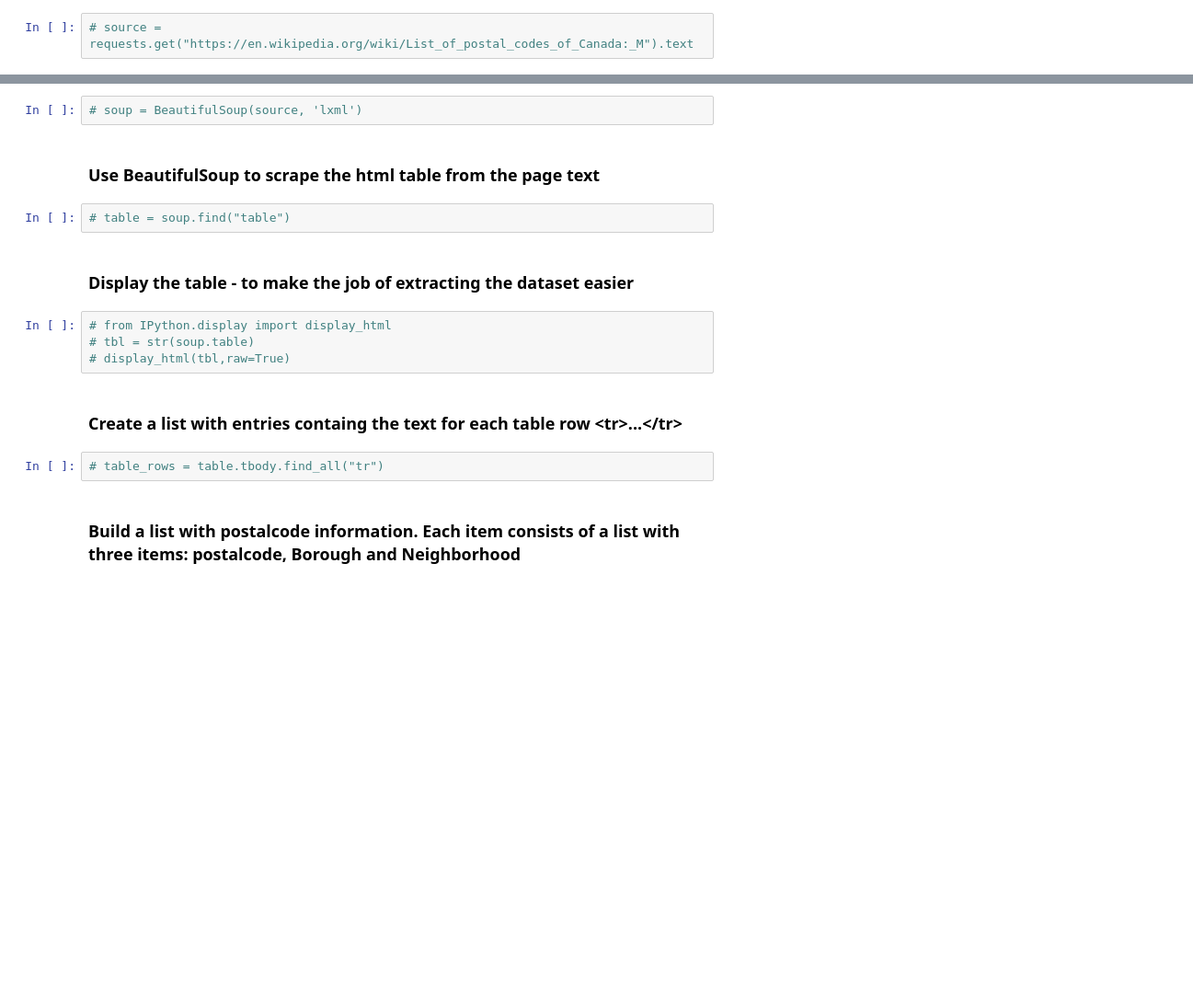
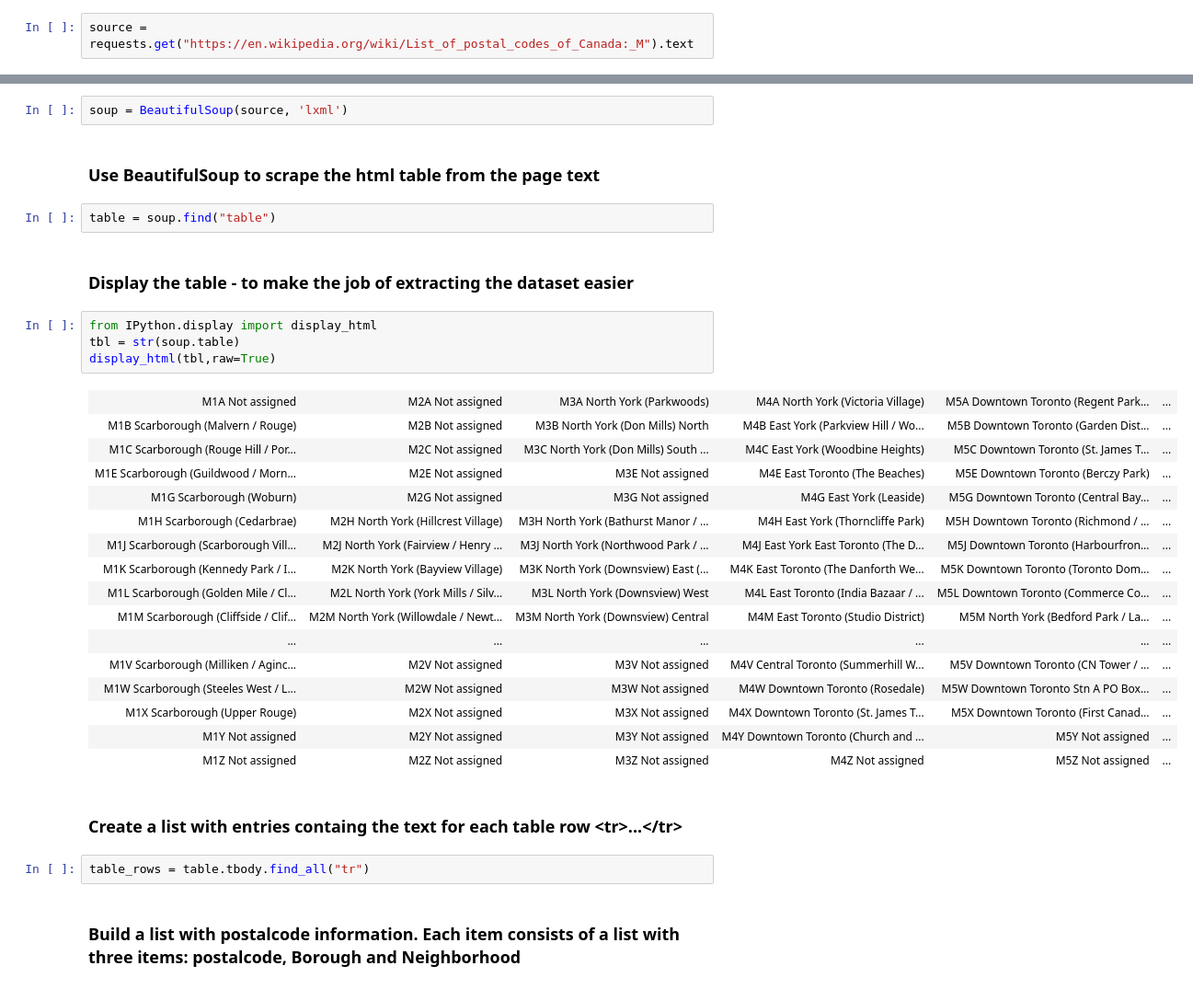
Before and after one commit to gavindav/Coursera_Capstone, a Jupyter notebook: Coursera_Capstone_NeighborhoodsInToronto.ipynb, the cells around one changed output, grey strips where cells are left out. Shown: that part at 92% size. Cells and saved outputs as stored; diff of their text form; blank space fills up the shorter version.

Commit message:
Published from Watson Studio.

```diff
--- a/Coursera_Capstone_NeighborhoodsInToronto.ipynb
+++ b/Coursera_Capstone_NeighborhoodsInToronto.ipynb
@@ -10,25 +10,42 @@ import requests
 ### The Wikipedia page containing postal code information for neighborhoods in Toronto is located at
 https://en.wikipedia.org/wiki/List_of_postal_codes_of_Canada:_M
 # %%
-# source = requests.get("https://en.wikipedia.org/wiki/List_of_postal_codes_of_Canada:_M").text
+source = requests.get("https://en.wikipedia.org/wiki/List_of_postal_codes_of_Canada:_M").text
 # %% [markdown]
 ### Read the page source into a variable
 # %%
-# soup = BeautifulSoup(source, 'lxml')
+soup = BeautifulSoup(source, 'lxml')
 # %% [markdown]
 ### Use BeautifulSoup to scrape the html table from the page text
 # %%
-# table = soup.find("table")
+table = soup.find("table")
 # %% [markdown]
 ### Display the table - to make the job of extracting the dataset easier
 # %%
-# from IPython.display import display_html
-# tbl = str(soup.table)
-# display_html(tbl,raw=True)
+from IPython.display import display_html
+tbl = str(soup.table)
+display_html(tbl,raw=True)
+# %% [output]
+| M1A Not assigned | M2A Not assigned | M3A North York (Parkwoods) | M4A North York (Victoria Village) | M5A Downtown Toronto (Regent Park... | ... |
+| M1B Scarborough (Malvern / Rouge) | M2B Not assigned | M3B North York (Don Mills) North | M4B East York (Parkview Hill / Wo... | M5B Downtown Toronto (Garden Dist... | ... |
+| M1C Scarborough (Rouge Hill / Por... | M2C Not assigned | M3C North York (Don Mills) South ... | M4C East York (Woodbine Heights) | M5C Downtown Toronto (St. James T... | ... |
+| M1E Scarborough (Guildwood / Morn... | M2E Not assigned | M3E Not assigned | M4E East Toronto (The Beaches) | M5E Downtown Toronto (Berczy Park) | ... |
+| M1G Scarborough (Woburn) | M2G Not assigned | M3G Not assigned | M4G East York (Leaside) | M5G Downtown Toronto (Central Bay... | ... |
+| M1H Scarborough (Cedarbrae) | M2H North York (Hillcrest Village) | M3H North York (Bathurst Manor / ... | M4H East York (Thorncliffe Park) | M5H Downtown Toronto (Richmond / ... | ... |
+| M1J Scarborough (Scarborough Vill... | M2J North York (Fairview / Henry ... | M3J North York (Northwood Park / ... | M4J East York East Toronto (The D... | M5J Downtown Toronto (Harbourfron... | ... |
+| M1K Scarborough (Kennedy Park / I... | M2K North York (Bayview Village) | M3K North York (Downsview) East (... | M4K East Toronto (The Danforth We... | M5K Downtown Toronto (Toronto Dom... | ... |
+| M1L Scarborough (Golden Mile / Cl... | M2L North York (York Mills / Silv... | M3L North York (Downsview) West | M4L East Toronto (India Bazaar / ... | M5L Downtown Toronto (Commerce Co... | ... |
+| M1M Scarborough (Cliffside / Clif... | M2M North York (Willowdale / Newt... | M3M North York (Downsview) Central | M4M East Toronto (Studio District) | M5M North York (Bedford Park / La... | ... |
+| ... | ... | ... | ... | ... | ... |
+| M1V Scarborough (Milliken / Aginc... | M2V Not assigned | M3V Not assigned | M4V Central Toronto (Summerhill W... | M5V Downtown Toronto (CN Tower / ... | ... |
+| M1W Scarborough (Steeles West / L... | M2W Not assigned | M3W Not assigned | M4W Downtown Toronto (Rosedale) | M5W Downtown Toronto Stn A PO Box... | ... |
+| M1X Scarborough (Upper Rouge) | M2X Not assigned | M3X Not assigned | M4X Downtown Toronto (St. James T... | M5X Downtown Toronto (First Canad... | ... |
+| M1Y Not assigned | M2Y Not assigned | M3Y Not assigned | M4Y Downtown Toronto (Church and ... | M5Y Not assigned | ... |
+| M1Z Not assigned | M2Z Not assigned | M3Z Not assigned | M4Z Not assigned | M5Z Not assigned | ... |
 # %% [markdown]
 ### Create a list with entries containg the text for each table row \<tr>...\</tr>
 # %%
-# table_rows = table.tbody.find_all("tr")
+table_rows = table.tbody.find_all("tr")
 # %% [markdown]
 ### Build a list with postalcode information. Each item consists of a list with three items: postalcode, Borough and Neighborhood
 # %%
```
Also changed, not shown: parts of 4 cells of this notebook.
